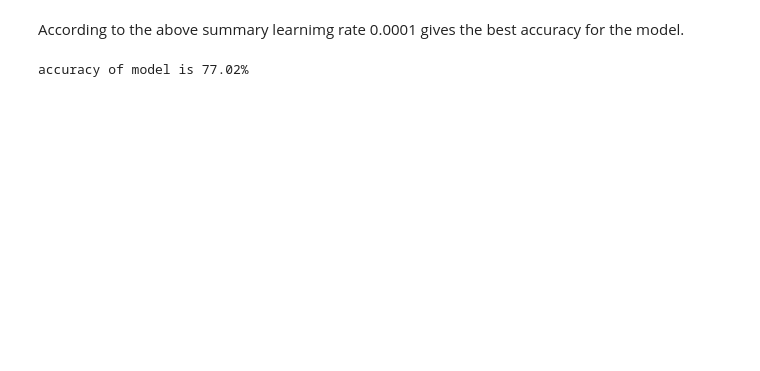
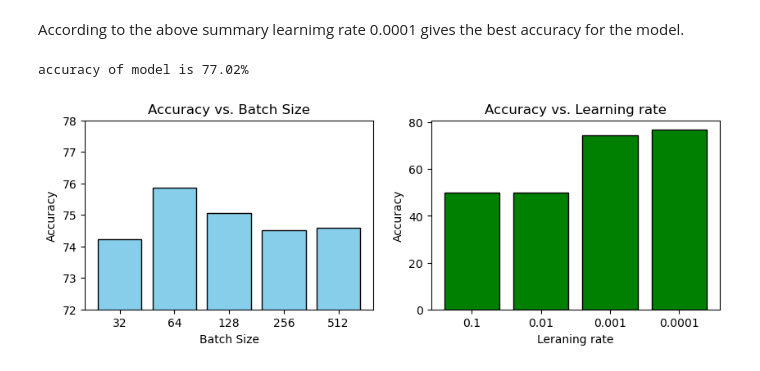
Before and after one commit to harika-maha/Dubai_PG-3, a Jupyter notebook: Cardiomegaly-dataset.ipynb, the cells around one changed output. Cells and saved outputs as stored; diff of their text form; code cells hidden in the pictures; blank space fills up the shorter version.

Commit message:
add accuracy plots

```diff
--- a/Cardiomegaly-dataset.ipynb
+++ b/Cardiomegaly-dataset.ipynb
@@ -1357,0 +1360,28 @@ accuracy of model is 77.02%
+# %%
+# Given data
+
+figure,axes=plt.subplots(1,2,figsize=(10,3))
+
+
+accuracies = [74.23698, 75.85278, 75.04488, 74.51, 74.60]
+batch_sizes = ['32', '64', '128', '256', '512']
+
+accuracies_learning=[50,50,74.50628,77.01975]
+learning_rates=['0.1','0.01','0.001','0.0001']
+
+# Creating the bar plot
+axes[0].bar(batch_sizes, accuracies, color='skyblue', edgecolor='black')
+axes[0].set_title('Accuracy vs. Batch Size')
+axes[0].set_xlabel('Batch Size')
+axes[0].set_ylabel('Accuracy')
+axes[0].set_ylim(72,78)
+
+axes[1].bar(learning_rates,accuracies_learning, color='green', edgecolor='black')
+axes[1].set_title('Accuracy vs. Learning rate')
+axes[1].set_xlabel('Leraning rate')
+axes[1].set_ylabel('Accuracy')
+#axes[1].set_ylim(50,100)
+# Displaying the plot
+plt.show()
+# %% [output]
+[figure, added]
```
Also changed, not shown: parts of 1 cell of this notebook.
